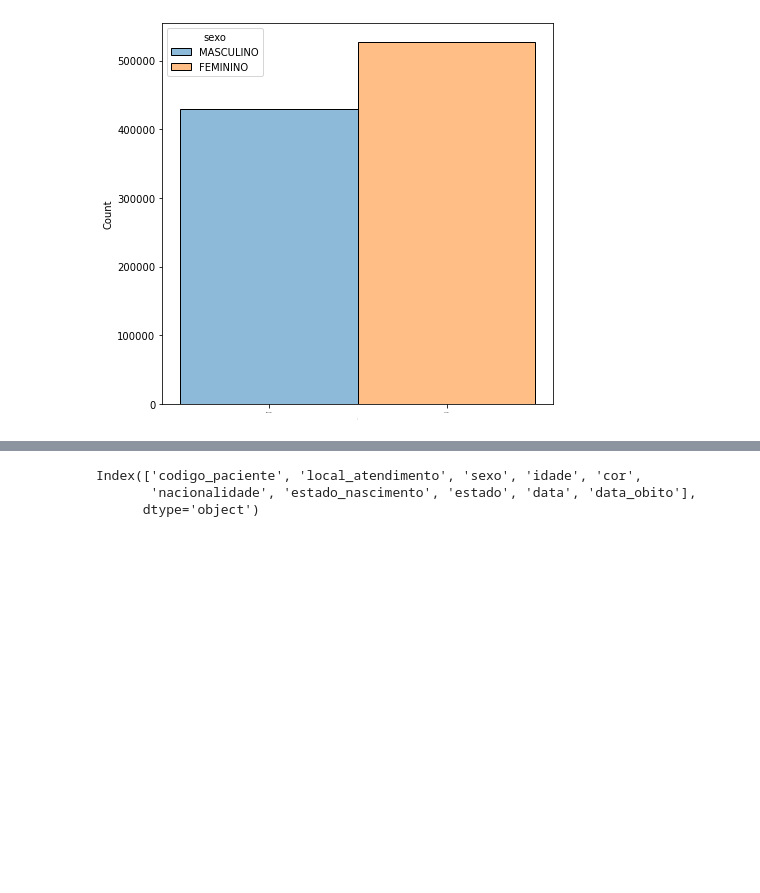
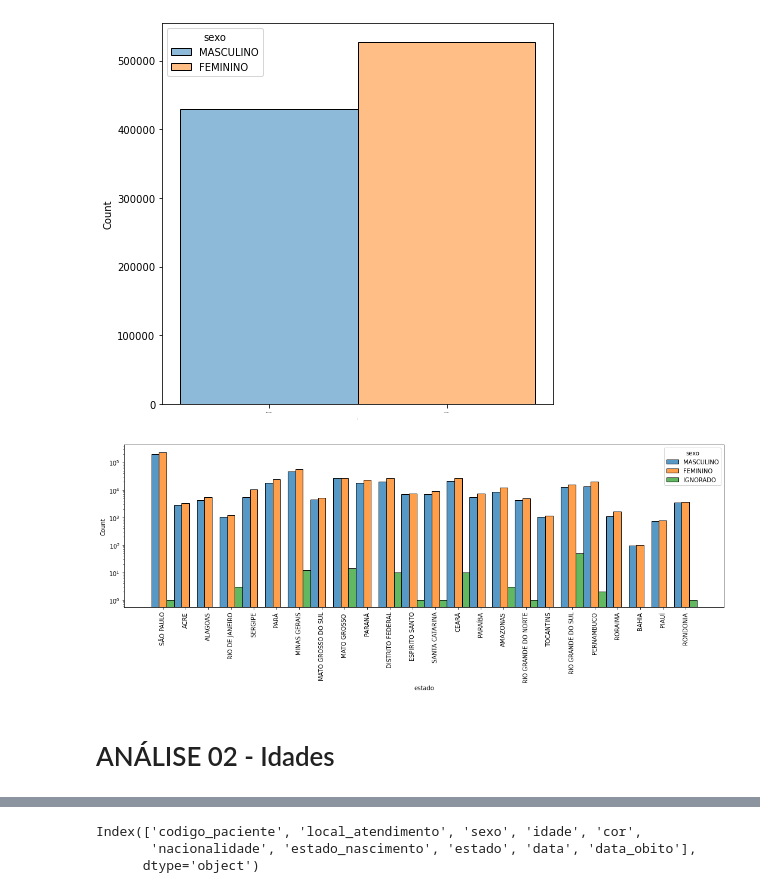
Before and after one commit to AnaPaulaPAraujo/analise_dados_cancer_brasil, a Jupyter notebook: analise_geral.ipynb, the cells around one changed output, grey strips where cells are left out. Cells and saved outputs as stored; diff of their text form; code cells hidden in the pictures; blank space fills up the shorter version.

```diff
--- a/analise_geral.ipynb
+++ b/analise_geral.ipynb
@@ -158,3 +150,13 @@ plt.xlabel([], fontsize=0)
 plt.show()
 # %% [output]
 [figure]
+# %%
+plt.figure(figsize=(18,5))
+sns.histplot(data=dados2, x='estado', hue='sexo', multiple="dodge", log_scale=(False,True))
+plt.xticks(rotation = 90)
+
+plt.show()
+# %% [output]
+[figure, added]
+# %% [markdown]
+# ANÁLISE 02 - Idades
```
Also changed, not shown: parts of 9 cells of this notebook.
